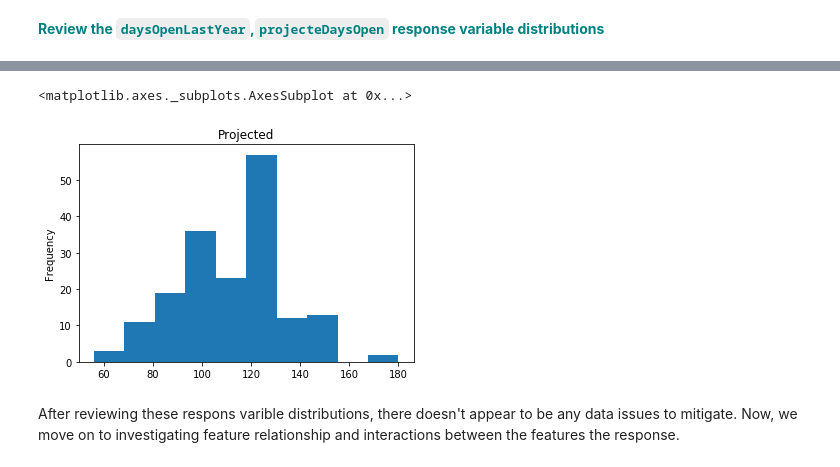
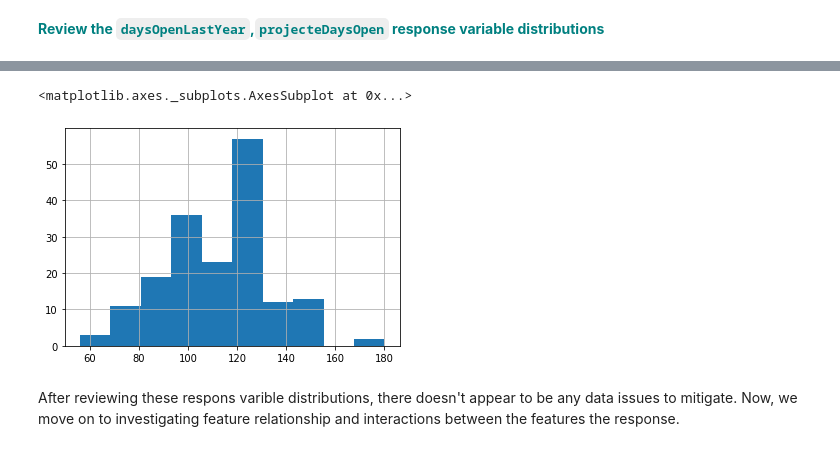
Before and after one commit to kregier/Capstone1, a Jupyter notebook: 3.EDA/Notebook_stepthree.ipynb, the cells around one changed output, grey strips where cells are left out. Drawn from its saved outputs; the diff is of its cells as text; code cells hidden in the pictures.

```diff
--- a/3.EDA/Notebook_stepthree.ipynb
+++ b/3.EDA/Notebook_stepthree.ipynb
@@ -233,8 +244,9 @@ dfno.daysOpenLastYear.plot(kind="hist", title="Last Year")
 # %%
 dfno.projectedDaysOpen.plot(kind="hist", title="Projected")
+dfno.projectedDaysOpen.hist()
 # %% [output]
 <matplotlib.axes._subplots.AxesSubplot at 0x...>
-[figure, old version]
+[figure, new version]
 # %% [markdown]
 After reviewing these respons varible distributions, there doesn't appear to be any data issues to mitigate. Now, we move on to investigating feature relationship and interactions between the features the response.
 # %% [markdown]
```
Also changed, not shown: parts of 10 cells of this notebook, 4 other files.
